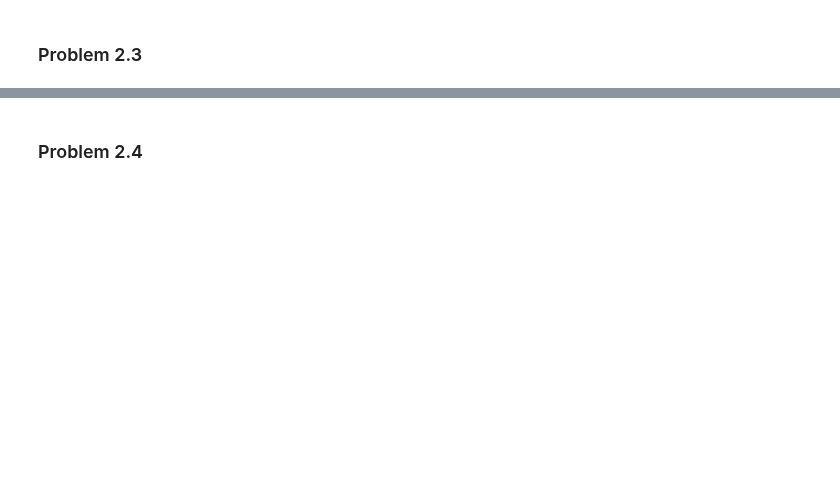
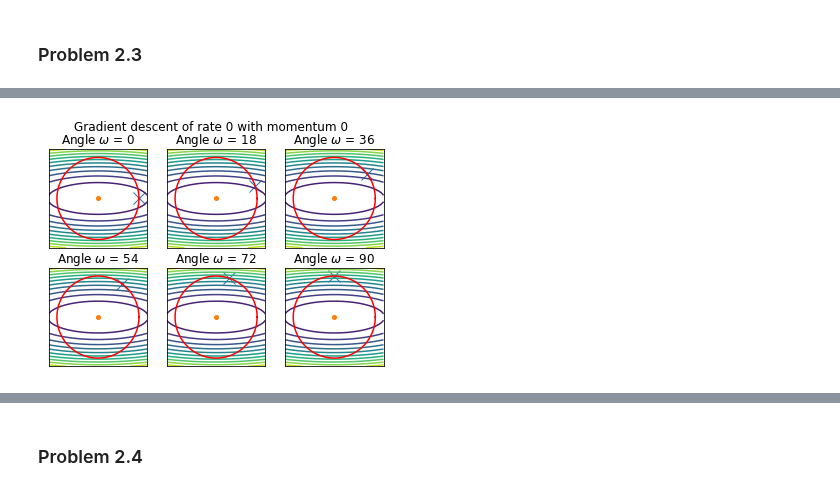
Before and after one commit to matteo8p/cs370, a Jupyter notebook: homework03/homework03_caleb.ipynb, the cells around one changed output, grey strips where cells are left out. Cells and saved outputs as stored; diff of their text form; code cells hidden in the pictures; blank space fills up the shorter version.

```diff
--- a/homework03/homework03_caleb.ipynb
+++ b/homework03/homework03_caleb.ipynb
@@ -102,0 +235,4 @@ def draw_circle(center=(0., 0.), radius=1., samples=300, color='r'):
+# %%
+show_paths(alpha=0.01)
+# %% [output]
+[figure, added]
```
Also changed, not shown: parts of 17 cells of this notebook.
